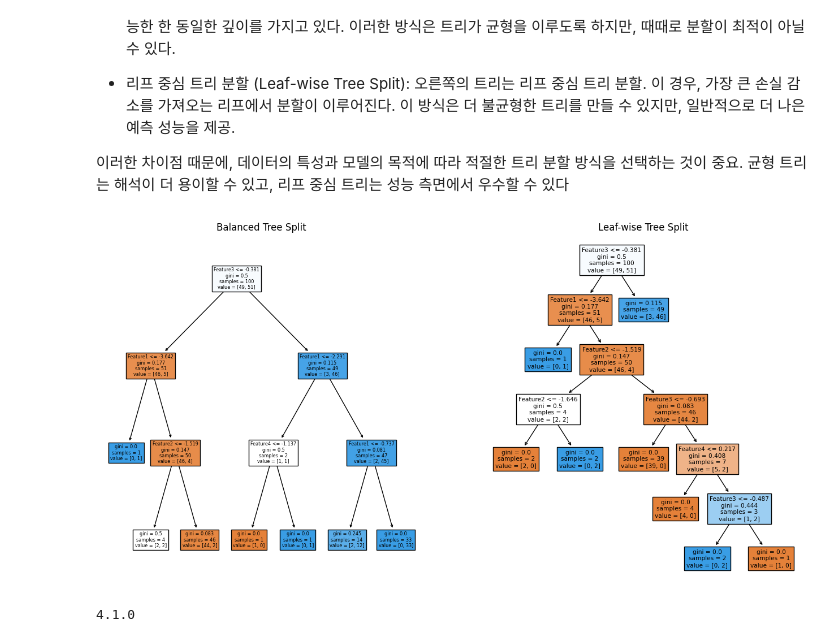
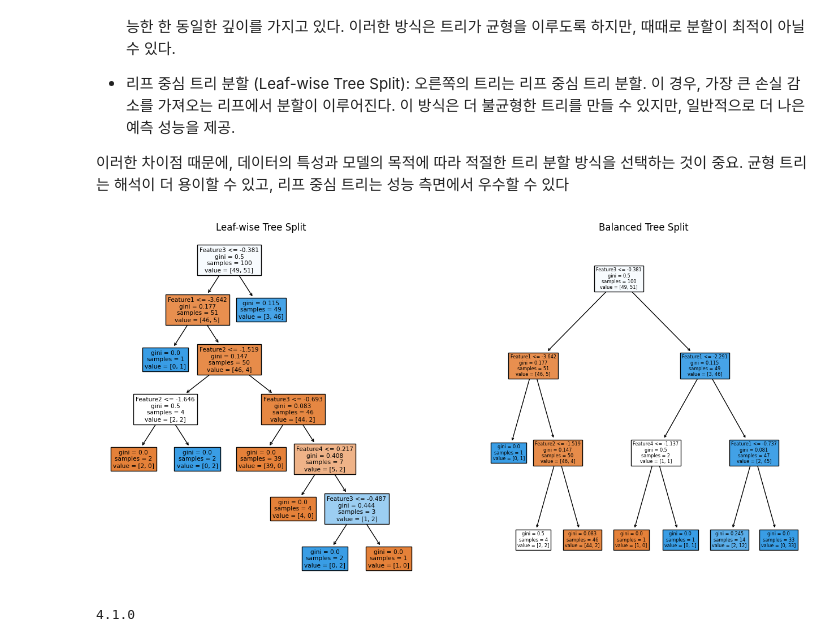
Before and after one commit to CrayonHanChan/kita_231026, a Jupyter notebook: m5_ml/m5_기초_머신러닝_분류.ipynb, the cells around one changed output. Saved outputs shown, nothing was run; the diff lists cells and outputs as text; code cells hidden in the pictures.

```diff
--- a/m5_ml/m5_기초_머신러닝_분류.ipynb
+++ b/m5_ml/m5_기초_머신러닝_분류.ipynb
@@ -1079,28 +1087,28 @@ LightGBM
 # %%
 import matplotlib.pyplot as plt
 from sklearn.datasets import make_classification
 from sklearn.tree import DecisionTreeClassifier, plot_tree
 
 
 # 데이터 생성
 X, y = make_classification(n_samples=100, n_features=4, n_informative=2, n_redundant=0, random_state=0)
 
 # 균형 트리 분할
 balanced_tree = DecisionTreeClassifier(max_depth=3, random_state=0)
 balanced_tree.fit(X, y)
 
 # 리프 중심 트리 분할
 # scikit-learn의 DecisionTreeClassifier는 리프 중심 분할을 직접 지원하지 않지만, max_leaf_nodes를 사용하여 비슷하게 시뮬레이션할 수 있음
 leaf_tree = DecisionTreeClassifier(max_leaf_nodes=8, random_state=0)
 leaf_tree.fit(X, y)
 
 # 두 트리 시각화
 fig, ax = plt.subplots(1, 2, figsize=(16, 8))
-plot_tree(balanced_tree, filled=True, ax=ax[0], feature_names=['Feature1', 'Feature2', 'Feature3', 'Feature4'])
-ax[0].set_title('Balanced Tree Split')
-plot_tree(leaf_tree, filled=True, ax=ax[1], feature_names=['Feature1', 'Feature2', 'Feature3', 'Feature4'])
-ax[1].set_title('Leaf-wise Tree Split')
+plot_tree(balanced_tree, filled=True, ax=ax[1], feature_names=['Feature1', 'Feature2', 'Feature3', 'Feature4'])
+ax[1].set_title('Balanced Tree Split')
+plot_tree(leaf_tree, filled=True, ax=ax[0], feature_names=['Feature1', 'Feature2', 'Feature3', 'Feature4'])
+ax[0].set_title('Leaf-wise Tree Split')
 
 plt.show()
 # %% [output]
-[figure, old version]
+[figure, new version]
```
Also changed, not shown: parts of 2 cells of this notebook, 5 other files.
